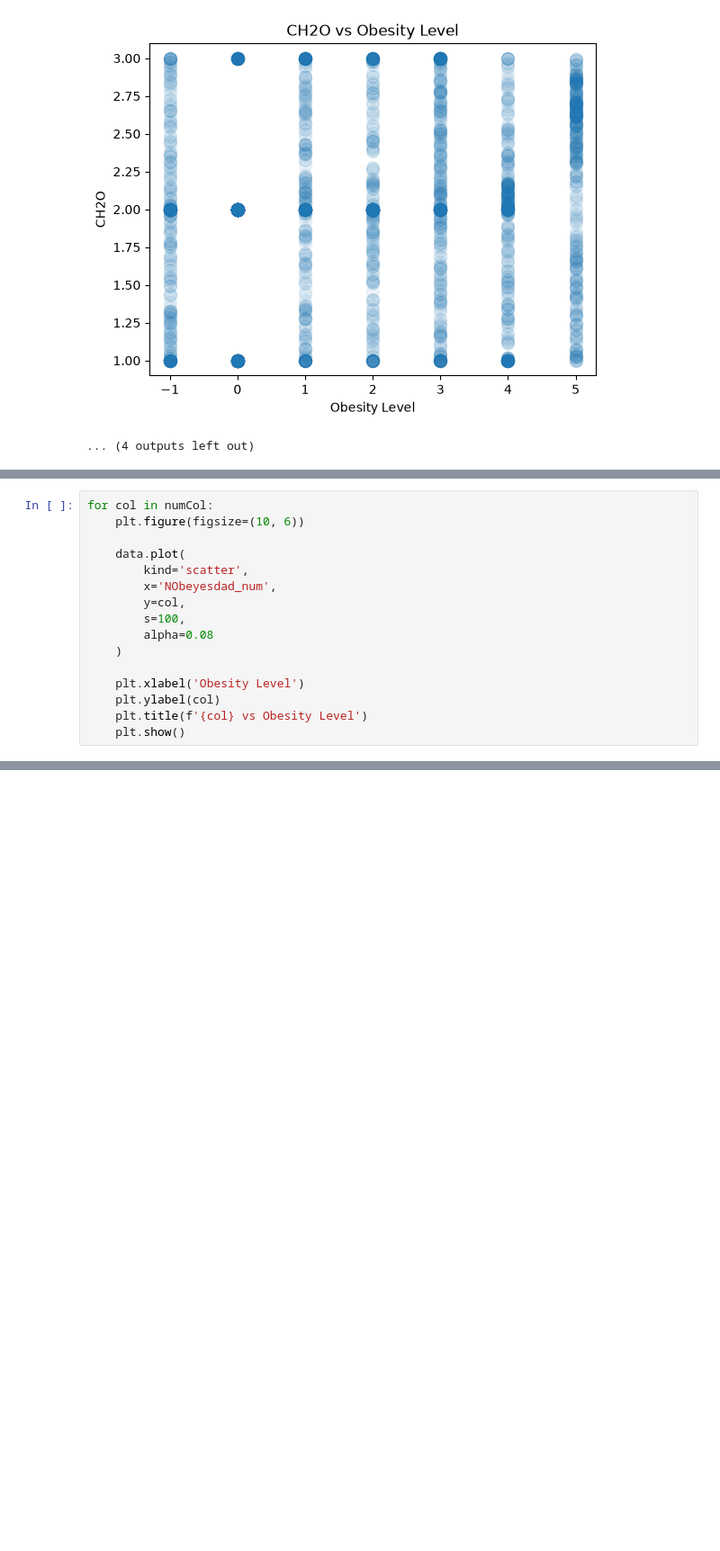
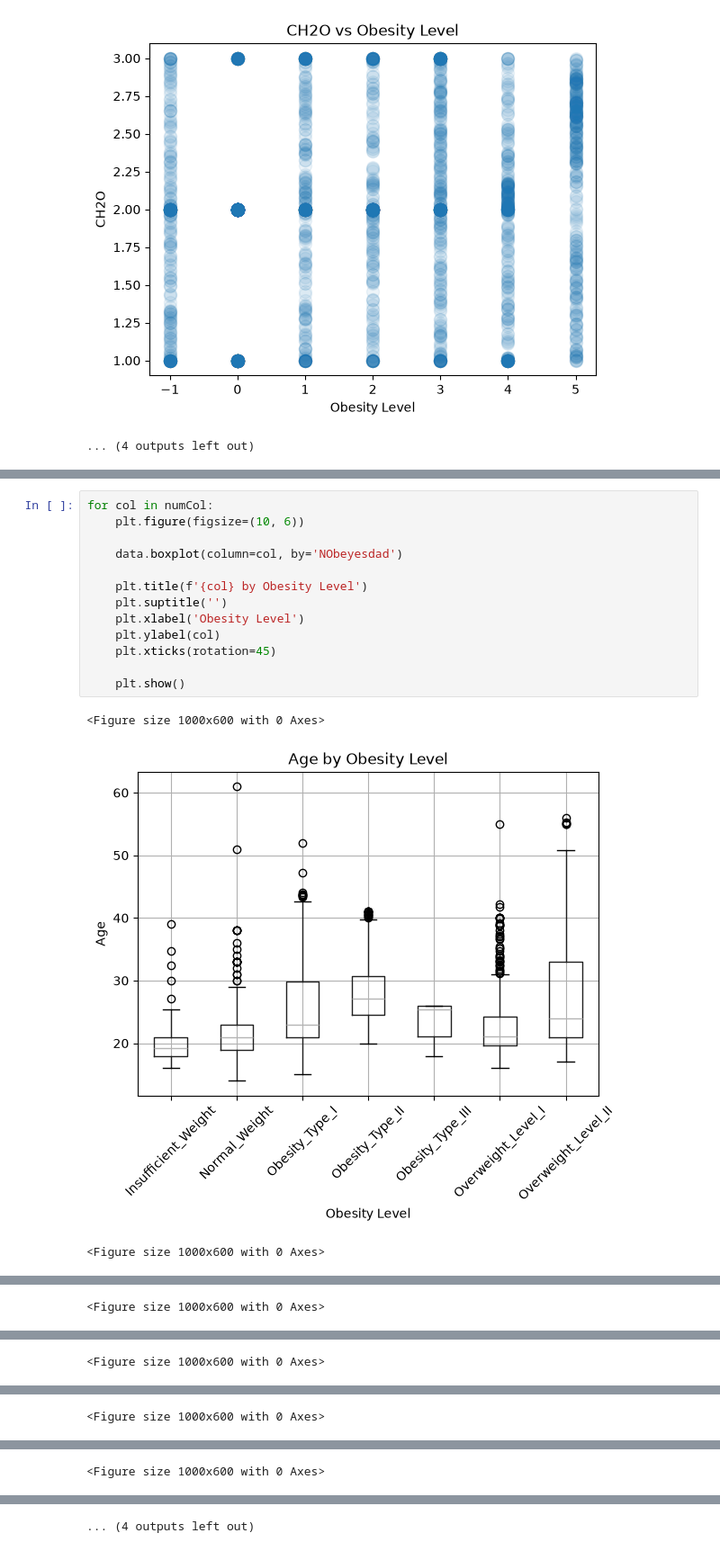
Before and after one commit to sana-k6/Obesity-Levels-Estimation, a Jupyter notebook: estimator.ipynb, the cells around one changed output, grey strips where cells are left out. Shown at 90% size. Saved outputs shown, nothing was run; the diff lists cells and outputs as text; blank space fills up the shorter version.

```diff
--- a/estimator.ipynb
+++ b/estimator.ipynb
@@ -183,16 +135,0 @@ Name: count, dtype: int64
-# %%
-for col in numCol:
-    plt.figure(figsize=(10, 6))
-
-    data.plot(
-        kind='scatter',
-        x='NObeyesdad_num',
-        y=col,
-        s=100,
-        alpha=0.08
-    )
-
-    plt.xlabel('Obesity Level')
-    plt.ylabel(col)
-    plt.title(f'{col} vs Obesity Level')
-    plt.show()
@@ -207,0 +217,17 @@ Name: count, dtype: int64
+# %%
+for col in numCol:
+    plt.figure(figsize=(10, 6))
+
+    data.boxplot(column=col, by='NObeyesdad')
+
+    plt.title(f'{col} by Obesity Level')
+    plt.suptitle('')
+    plt.xlabel('Obesity Level')
+    plt.ylabel(col)
+    plt.xticks(rotation=45)
+
+    plt.show()
+# %% [output]
+<Figure size 1000x600 with 0 Axes>
+[figure, added]
+<Figure size 1000x600 with 0 Axes>
@@ -207,0 +235 @@ Name: count, dtype: int64
+<Figure size 1000x600 with 0 Axes>
@@ -207,0 +237 @@ Name: count, dtype: int64
+<Figure size 1000x600 with 0 Axes>
@@ -207,0 +239 @@ Name: count, dtype: int64
+<Figure size 1000x600 with 0 Axes>
@@ -207,0 +241 @@ Name: count, dtype: int64
+<Figure size 1000x600 with 0 Axes>
@@ -207,0 +243 @@ Name: count, dtype: int64
+... (4 outputs left out)
```
Also changed, not shown: parts of 11 cells of this notebook.
